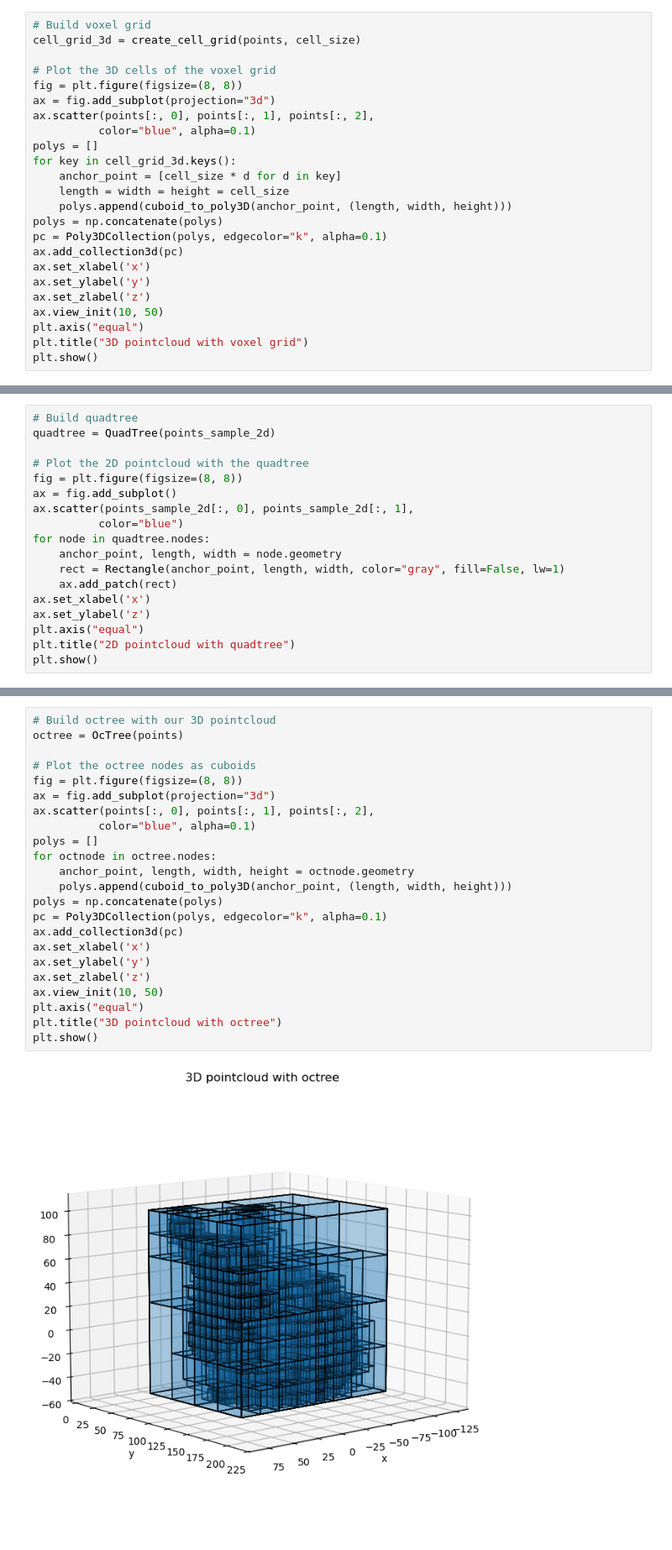
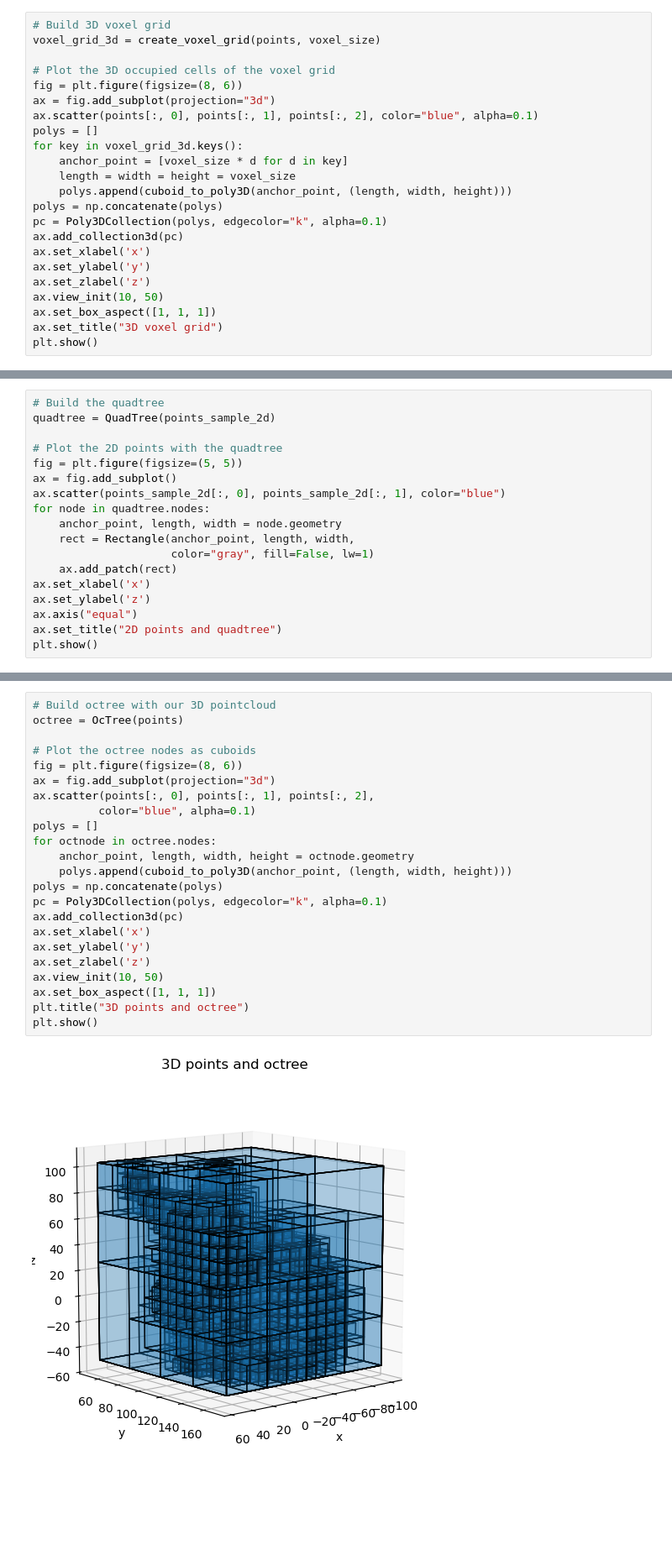
Before and after one commit to jlgregorio/tutorials-pointcloud-python, a Jupyter notebook: 02.spatial_indexing.ipynb, the cells around one changed output, grey strips where cells are left out. Shown at 84% size. Saved outputs shown, nothing was run; the diff lists cells and outputs as text; blank space fills up the shorter version.

Commit message:
add VoxelGrid, small fixes in octree and kd-tree, improve readability, add going further section

```diff
--- a/02.spatial_indexing.ipynb
+++ b/02.spatial_indexing.ipynb
@@ -281,16 +256,15 @@ The process is exactly the same in 3D.
 # %%
-# Build voxel grid
-cell_grid_3d = create_cell_grid(points, cell_size)
+# Build 3D voxel grid
+voxel_grid_3d = create_voxel_grid(points, voxel_size)
 
-# Plot the 3D cells of the voxel grid
-fig = plt.figure(figsize=(8, 8))
+# Plot the 3D occupied cells of the voxel grid
+fig = plt.figure(figsize=(8, 6))
 ax = fig.add_subplot(projection="3d")
-ax.scatter(points[:, 0], points[:, 1], points[:, 2],
-          color="blue", alpha=0.1)
+ax.scatter(points[:, 0], points[:, 1], points[:, 2], color="blue", alpha=0.1)
 polys = []
-for key in cell_grid_3d.keys():
-    anchor_point = [cell_size * d for d in key]
-    length = width = height = cell_size
+for key in voxel_grid_3d.keys():
+    anchor_point = [voxel_size * d for d in key]
+    length = width = height = voxel_size
     polys.append(cuboid_to_poly3D(anchor_point, (length, width, height)))
 polys = np.concatenate(polys)
 pc = Poly3DCollection(polys, edgecolor="k", alpha=0.1)
@@ -299,7 +273,7 @@ ax.set_xlabel('x')
 ax.set_ylabel('y')
 ax.set_zlabel('z')
 ax.view_init(10, 50)
-plt.axis("equal")
-plt.title("3D pointcloud with voxel grid")
+ax.set_box_aspect([1, 1, 1])
+ax.set_title("3D voxel grid")
 plt.show()
 # %% [output]
@@ -595,19 +542,19 @@ As observed below, the size of the 2D cells or quadrants depends on the local de
 # %%
-# Build quadtree
+# Build the quadtree
 quadtree = QuadTree(points_sample_2d)
 
-# Plot the 2D pointcloud with the quadtree
-fig = plt.figure(figsize=(8, 8))
+# Plot the 2D points with the quadtree
+fig = plt.figure(figsize=(5, 5))
 ax = fig.add_subplot()
-ax.scatter(points_sample_2d[:, 0], points_sample_2d[:, 1],
-          color="blue")
+ax.scatter(points_sample_2d[:, 0], points_sample_2d[:, 1], color="blue")
 for node in quadtree.nodes:
     anchor_point, length, width = node.geometry
-    rect = Rectangle(anchor_point, length, width, color="gray", fill=False, lw=1)
+    rect = Rectangle(anchor_point, length, width,
+                     color="gray", fill=False, lw=1)
     ax.add_patch(rect)
 ax.set_xlabel('x')
 ax.set_ylabel('z')
-plt.axis("equal")
-plt.title("2D pointcloud with quadtree")
+ax.axis("equal")
+ax.set_title("2D points and quadtree")
 plt.show()
 # %% [output]
@@ -797,26 +767,26 @@ As observed below, the size of the 3D cells or octant depend on the local densit
 # %%
 # Build octree with our 3D pointcloud
 octree = OcTree(points)
 
 # Plot the octree nodes as cuboids
-fig = plt.figure(figsize=(8, 8))
+fig = plt.figure(figsize=(8, 6))
 ax = fig.add_subplot(projection="3d")
 ax.scatter(points[:, 0], points[:, 1], points[:, 2],
           color="blue", alpha=0.1)
 polys = []
 for octnode in octree.nodes:
     anchor_point, length, width, height = octnode.geometry
     polys.append(cuboid_to_poly3D(anchor_point, (length, width, height)))
 polys = np.concatenate(polys)
 pc = Poly3DCollection(polys, edgecolor="k", alpha=0.1)
 ax.add_collection3d(pc)
 ax.set_xlabel('x')
 ax.set_ylabel('y')
 ax.set_zlabel('z')
 ax.view_init(10, 50)
-plt.axis("equal")
-plt.title("3D pointcloud with octree")
+ax.set_box_aspect([1, 1, 1])
+plt.title("3D points and octree")
 plt.show()
 # %% [output]
-[figure, old version]
+[figure, new version]
 # %% [markdown]
```
Also changed, not shown: parts of 56 cells of this notebook.
